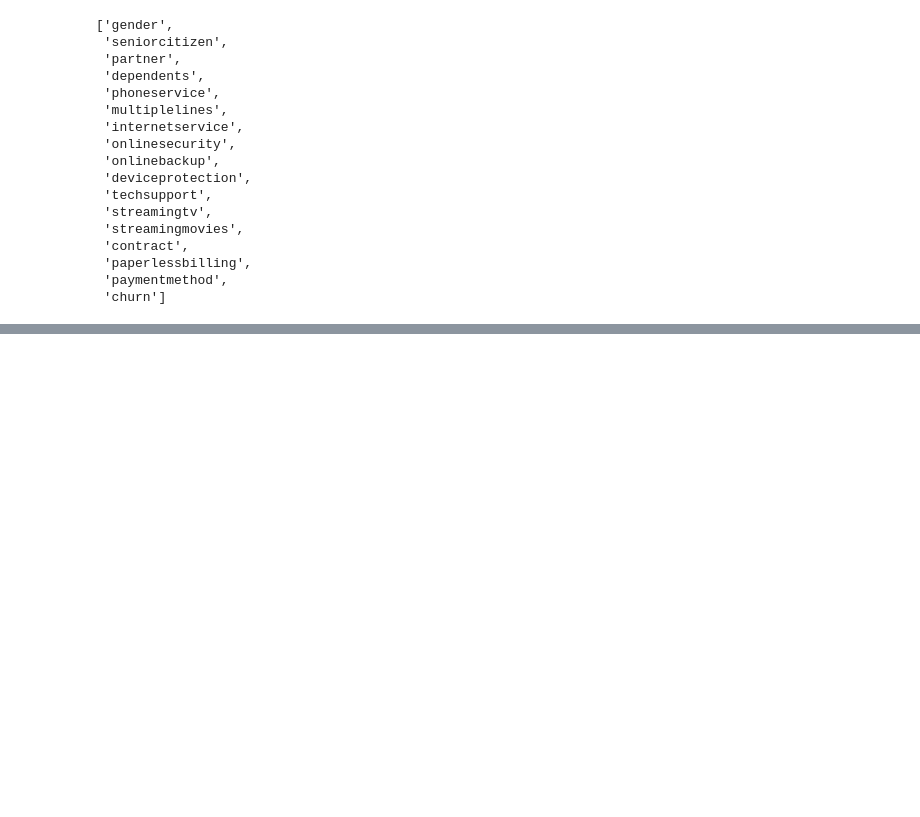
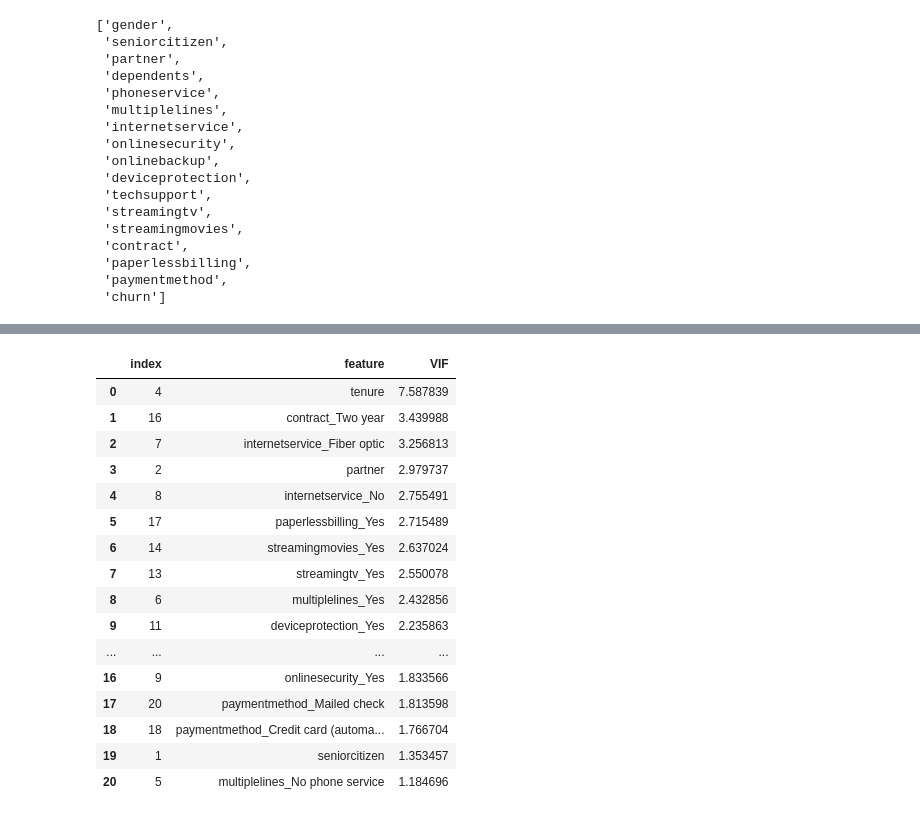
Before and after one commit to HannahMwende/LP2-Classification-Project, a Jupyter notebook: code.ipynb, the cells around one changed output, grey strips where cells are left out. Drawn from its saved outputs; the diff is of its cells as text; code cells hidden in the pictures; blank space fills up the shorter version.

```diff
--- a/code.ipynb
+++ b/code.ipynb
@@ -856,0 +893,12 @@ binary()'''
+# %%
+non_binary_columns=['multiplelines',
+ 'internetservice',
+ 'onlinesecurity',
+ 'onlinebackup',
+ 'deviceprotection',
+ 'techsupport',
+ 'streamingtv',
+ 'streamingmovies',
+ 'contract',
+ 'paperlessbilling',
+ 'paymentmethod']
@@ -856,0 +1148,27 @@ binary()'''
+# %%
+# VIF dataframe
+vif_data_test = pd.DataFrame()
+vif_data_test["feature"] = X_test.columns
+
+# calculating VIF for each feature
+vif_data_test["VIF"] = [variance_inflation_factor(X_test.values, i)
+                          for i in range(len(X_test.columns))]
+vif_data_test.sort_values(by='VIF',ascending=False).reset_index()
+# %% [output]
+|  | index | feature | VIF |
+| 0 | 4 | tenure | 7.587839 |
+| 1 | 16 | contract_Two year | 3.439988 |
+| 2 | 7 | internetservice_Fiber optic | 3.256813 |
+| 3 | 2 | partner | 2.979737 |
+| 4 | 8 | internetservice_No | 2.755491 |
+| 5 | 17 | paperlessbilling_Yes | 2.715489 |
+| 6 | 14 | streamingmovies_Yes | 2.637024 |
+| 7 | 13 | streamingtv_Yes | 2.550078 |
+| 8 | 6 | multiplelines_Yes | 2.432856 |
+| 9 | 11 | deviceprotection_Yes | 2.235863 |
+| ... | ... | ... | ... |
+| 16 | 9 | onlinesecurity_Yes | 1.833566 |
+| 17 | 20 | paymentmethod_Mailed check | 1.813598 |
+| 18 | 18 | paymentmethod_Credit card (automa... | 1.766704 |
+| 19 | 1 | seniorcitizen | 1.353457 |
+| 20 | 5 | multiplelines_No phone service | 1.184696 |
```
Also changed, not shown: parts of 43 cells of this notebook.
